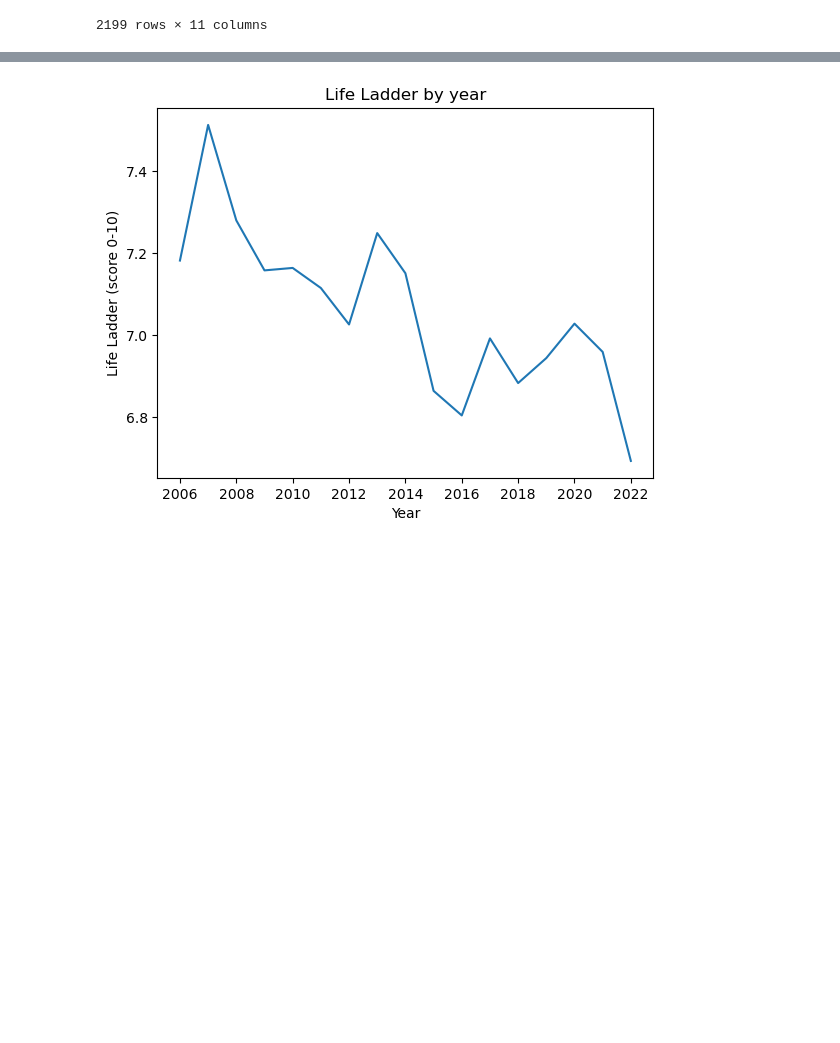
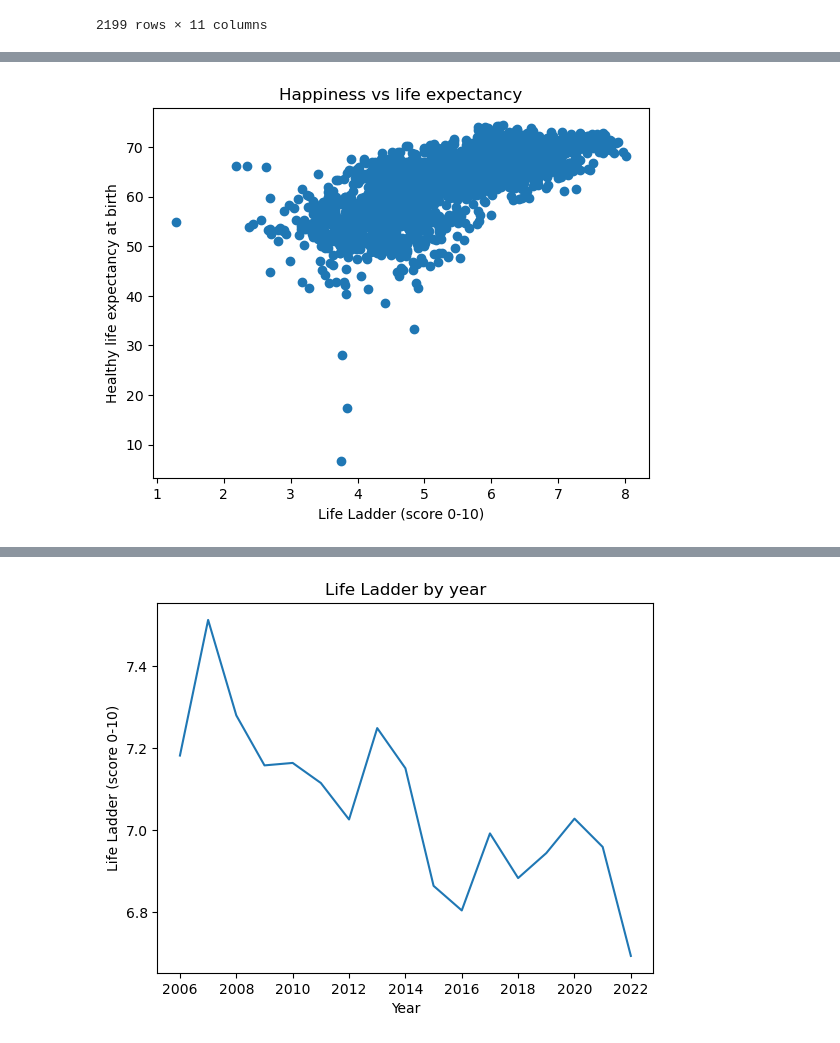
Before and after one commit to taylorfisher1012/world_happiness_trends, a Jupyter notebook: notebooks/happiness_report.ipynb, the cells around one changed output, grey strips where cells are left out. Drawn from its saved outputs; the diff is of its cells as text; code cells hidden in the pictures; blank space fills up the shorter version.

```diff
--- a/notebooks/happiness_report.ipynb
+++ b/notebooks/happiness_report.ipynb
@@ -40,0 +48,7 @@ happiness_report
+# %%
+plt.scatter('Life Ladder', 'Healthy life expectancy at birth', data = happiness_report)
+plt.xlabel('Life Ladder (score 0-10)')
+plt.ylabel('Healthy life expectancy at birth')
+plt.title('Happiness vs life expectancy');
+# %% [output]
+[figure, added]
```
Also changed, not shown: parts of 40 cells of this notebook, 2 other files.
